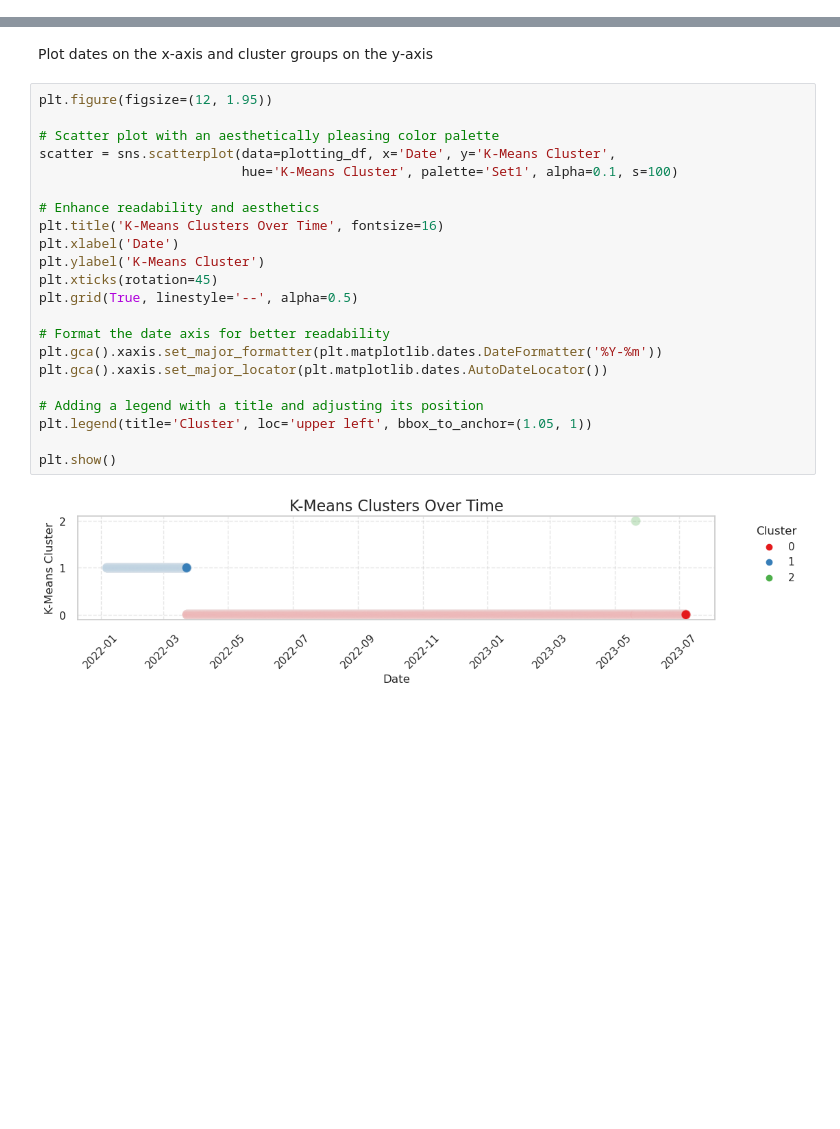
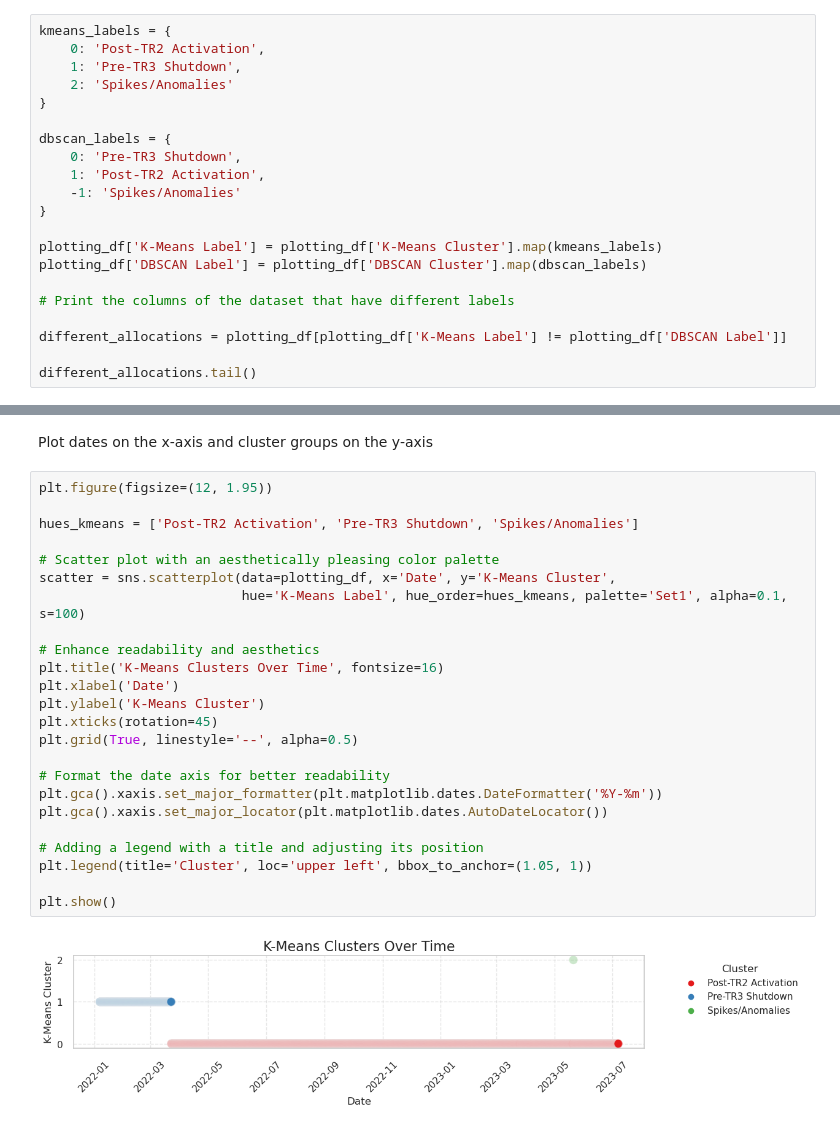
Before and after one commit to Matt17BR/ml4ds2324_cluster_analysis, a Jupyter notebook: scripts/cluster_analysis.ipynb, the cells around one changed output, grey strips where cells are left out. Saved outputs shown, nothing was run; the diff lists cells and outputs as text; blank space fills up the shorter version.

Commit message:
Defined cluster labels and implemented them in the timeline plot

```diff
--- a/scripts/cluster_analysis.ipynb
+++ b/scripts/cluster_analysis.ipynb
@@ -151,3 +151,24 @@ plt.show()
 [figure]
 # %% [markdown]
 Labeling clusters based on the PCA/Cluster 2D plots
+# %%
+kmeans_labels = {
+    0: 'Post-TR2 Activation',
+    1: 'Pre-TR3 Shutdown',
+    2: 'Spikes/Anomalies'
+}
+
+dbscan_labels = {
+    0: 'Pre-TR3 Shutdown',
+    1: 'Post-TR2 Activation',
+    -1: 'Spikes/Anomalies'
+}
+
+plotting_df['K-Means Label'] = plotting_df['K-Means Cluster'].map(kmeans_labels)
+plotting_df['DBSCAN Label'] = plotting_df['DBSCAN Cluster'].map(dbscan_labels)
+
+# Print the columns of the dataset that have different labels
+
+different_allocations = plotting_df[plotting_df['K-Means Label'] != plotting_df['DBSCAN Label']]
+
+different_allocations.tail()
@@ -156,27 +184,29 @@ Plot dates on the x-axis and cluster groups on the y-axis
 # %%
 plt.figure(figsize=(12, 1.95))
 
+hues_kmeans = ['Post-TR2 Activation', 'Pre-TR3 Shutdown', 'Spikes/Anomalies']
+
 # Scatter plot with an aesthetically pleasing color palette
 scatter = sns.scatterplot(data=plotting_df, x='Date', y='K-Means Cluster',
-                          hue='K-Means Cluster', palette='Set1', alpha=0.1, s=100)
+                          hue='K-Means Label', hue_order=hues_kmeans, palette='Set1', alpha=0.1, s=100)
 
 # Enhance readability and aesthetics
 plt.title('K-Means Clusters Over Time', fontsize=16)
 plt.xlabel('Date')
 plt.ylabel('K-Means Cluster')
 plt.xticks(rotation=45)
 plt.grid(True, linestyle='--', alpha=0.5)
 
 # Format the date axis for better readability
 plt.gca().xaxis.set_major_formatter(plt.matplotlib.dates.DateFormatter('%Y-%m'))
 plt.gca().xaxis.set_major_locator(plt.matplotlib.dates.AutoDateLocator())
 
 # Adding a legend with a title and adjusting its position
 plt.legend(title='Cluster', loc='upper left', bbox_to_anchor=(1.05, 1))
 
 plt.show()
 # %% [output]
-[figure, old version]
+[figure, new version]
 # %%
 plt.figure(figsize=(12, 1.95))
 
```
Also changed, not shown: parts of 2 cells of this notebook, 1 other file.
